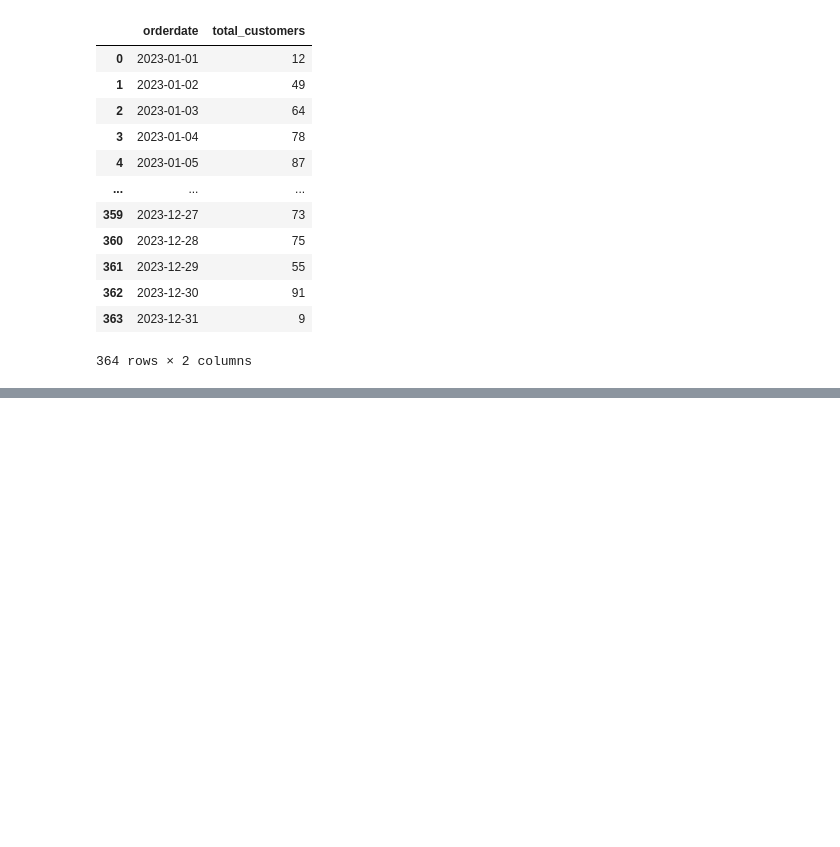
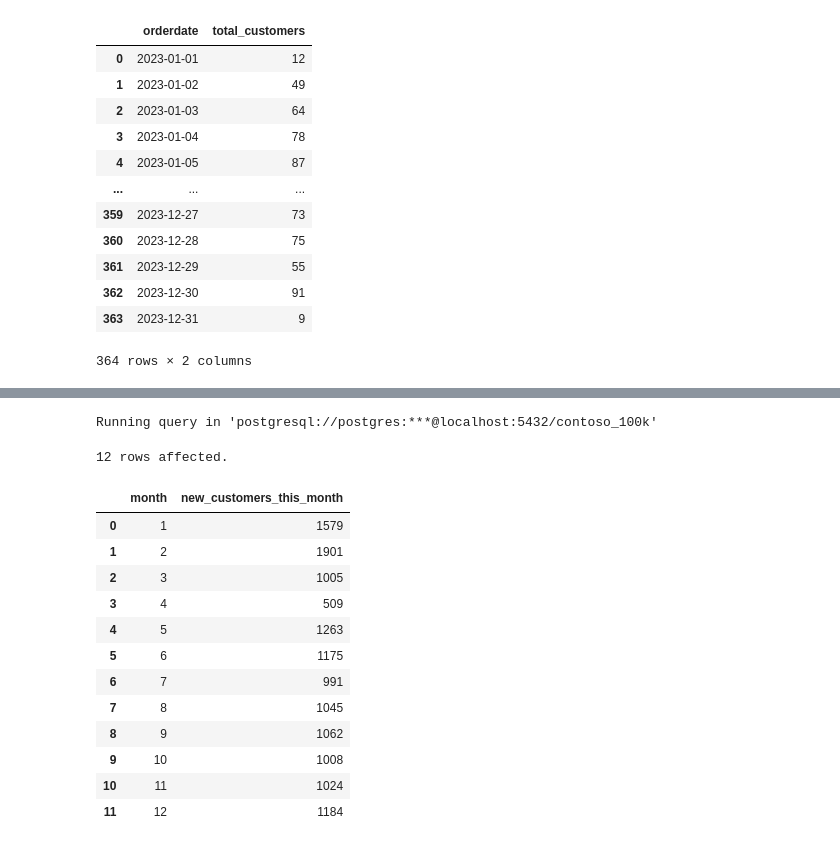
Before and after one commit to CLYMATIC06/SQL-Practice, a Jupyter notebook: Resources/Blank_SQL_Notebook.ipynb, the cells around one changed output, grey strips where cells are left out. Saved outputs shown, nothing was run; the diff lists cells and outputs as text; code cells hidden in the pictures; blank space fills up the shorter version.

```diff
--- a/Resources/Blank_SQL_Notebook.ipynb
+++ b/Resources/Blank_SQL_Notebook.ipynb
@@ -85,0 +183,39 @@ Running query in 'postgresql://postgres:***@localhost:5432/contoso_100k'
+# %%
+%%sql
+
+WITH CustomerFirstPurchase AS (
+    SELECT
+        customerkey,
+        MIN(orderdate) AS first_purchase_date
+    FROM
+        sales
+    WHERE
+        orderdate BETWEEN '2023-01-01' AND '2023-12-31'
+    GROUP BY
+        customerkey
+)
+SELECT
+    EXTRACT(MONTH FROM first_purchase_date) AS month,
+    COUNT(DISTINCT customerkey) AS new_customers_this_month
+FROM
+    CustomerFirstPurchase
+GROUP BY
+    month
+ORDER BY
+    month;
+# %% [output]
+Running query in 'postgresql://postgres:***@localhost:5432/contoso_100k'
+12 rows affected.
+|  | month | new_customers_this_month |
+| 0 | 1 | 1579 |
+| 1 | 2 | 1901 |
+| 2 | 3 | 1005 |
+| 3 | 4 | 509 |
+| 4 | 5 | 1263 |
+| 5 | 6 | 1175 |
+| 6 | 7 | 991 |
+| 7 | 8 | 1045 |
+| 8 | 9 | 1062 |
+| 9 | 10 | 1008 |
+| 10 | 11 | 1024 |
+| 11 | 12 | 1184 |
```
Also changed, not shown: parts of 7 cells of this notebook.
